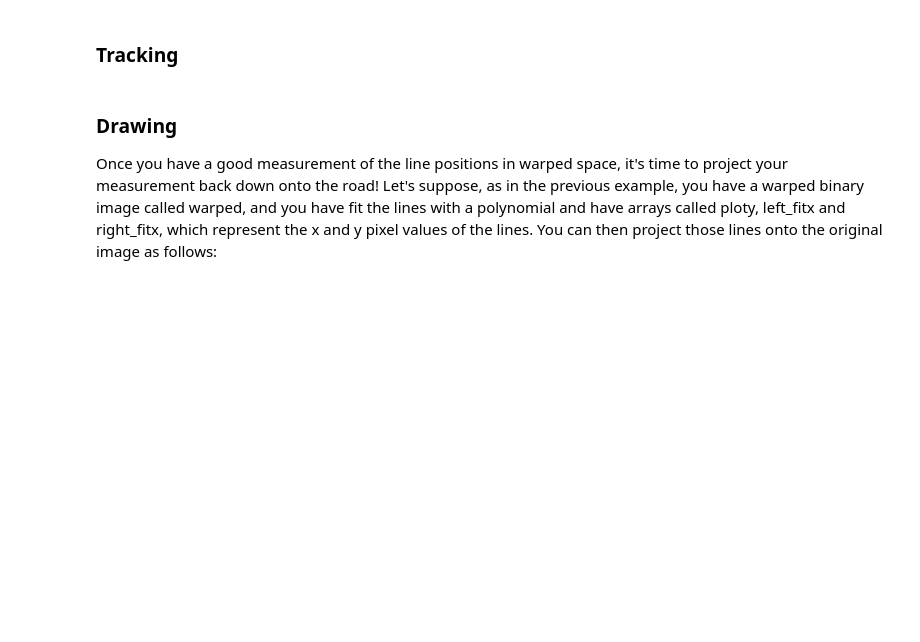
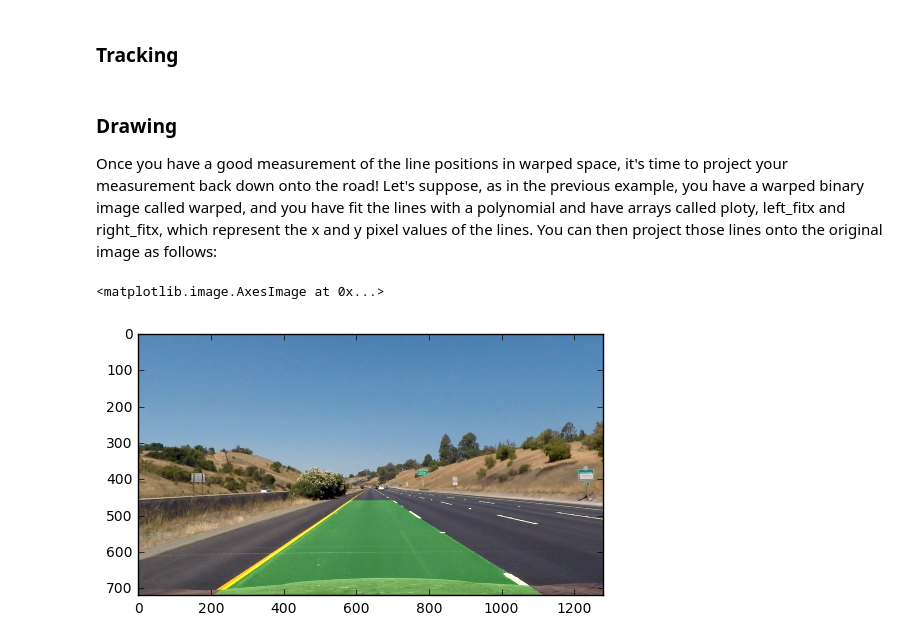
Before and after one commit to hayoung-kim/Perception-for-Self-driving, a Jupyter notebook: CarND-Advanced-Lane-Lines/Finding_Lane_Line_PlayGround_python.ipynb, the cells around one changed output. Cells and saved outputs as stored; diff of their text form; code cells hidden in the pictures; blank space fills up the shorter version.

````diff
--- a/CarND-Advanced-Lane-Lines/Finding_Lane_Line_PlayGround_python.ipynb
+++ b/CarND-Advanced-Lane-Lines/Finding_Lane_Line_PlayGround_python.ipynb
@@ -120,6 +149,8 @@ Compute the perspective transform, M, given source and destination points:
 ```
 M = cv2.getPerspectiveTransform(src, dst)
 ```
+# %%
+undimg = calibration.undistort_img(img)
 # %%
 # Define image shape
 image_shape = finimg.shape
@@ -325,19 +369,22 @@ class Line():
 Once you have a good measurement of the line positions in warped space, it's time to project your measurement back down onto the road! Let's suppose, as in the previous example, you have a warped binary image called warped, and you have fit the lines with a polynomial and have arrays called ploty, left_fitx and right_fitx, which represent the x and y pixel values of the lines. You can then project those lines onto the original image as follows:
 # %%
 # Create an image to draw the lines on
-warp_zero = np.zeros_like(warped).astype(np.uint8)
+warp_zero = np.zeros_like(binary_warped).astype(np.uint8)
 color_warp = np.dstack((warp_zero, warp_zero, warp_zero))
 
 # Recast the x and y points into usable format for cv2.fillPoly()
 pts_left = np.array([np.transpose(np.vstack([left_fitx, ploty]))])
 pts_right = np.array([np.flipud(np.transpose(np.vstack([right_fitx, ploty])))])
 pts = np.hstack((pts_left, pts_right))
 
 # Draw the lane onto the warped blank image
 cv2.fillPoly(color_warp, np.int_([pts]), (0,255, 0))
 
 # Warp the blank back to original image space using inverse perspective matrix (Minv)
 newwarp = cv2.warpPerspective(color_warp, Minv, (undimg.shape[1], undimg.shape[0]))
 # Combine the result with the original image
 result = cv2.addWeighted(undimg, 1, newwarp, 0.3, 0)
-plt.imshow(cv2.cvtColor(result, cv2.COLOR_BGR2RGB))
+plt.imshow(result)
+# %% [output]
+<matplotlib.image.AxesImage at 0x...>
+[figure, added]
````
Also changed, not shown: parts of 11 cells of this notebook, 2 other files.
